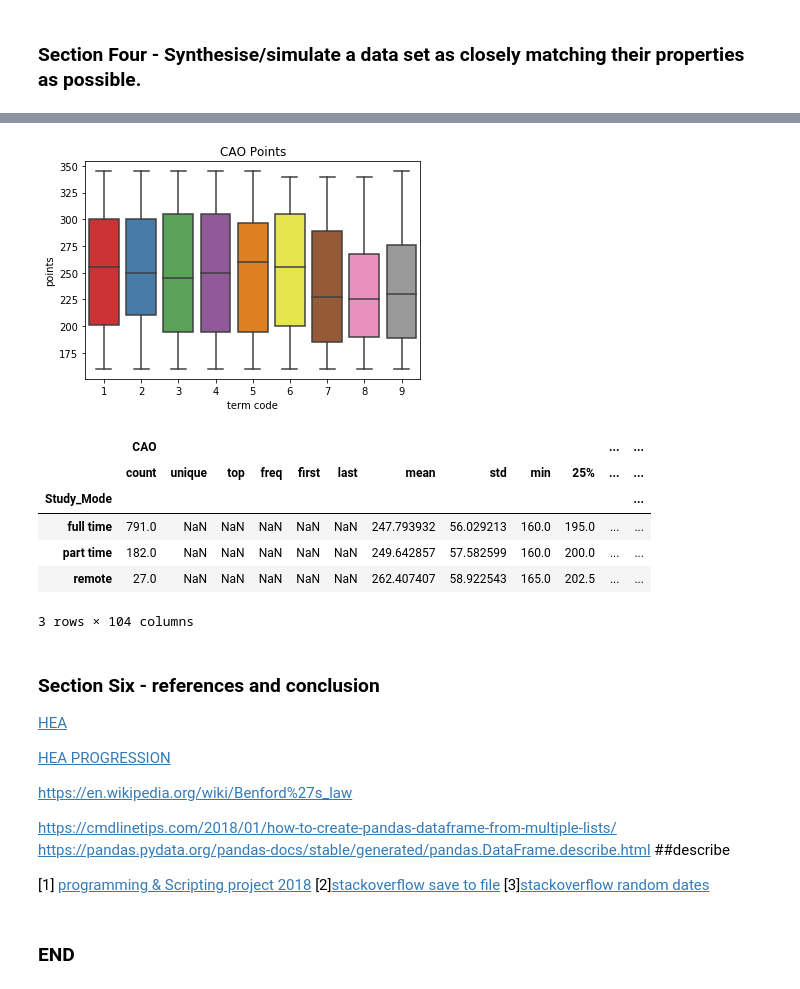
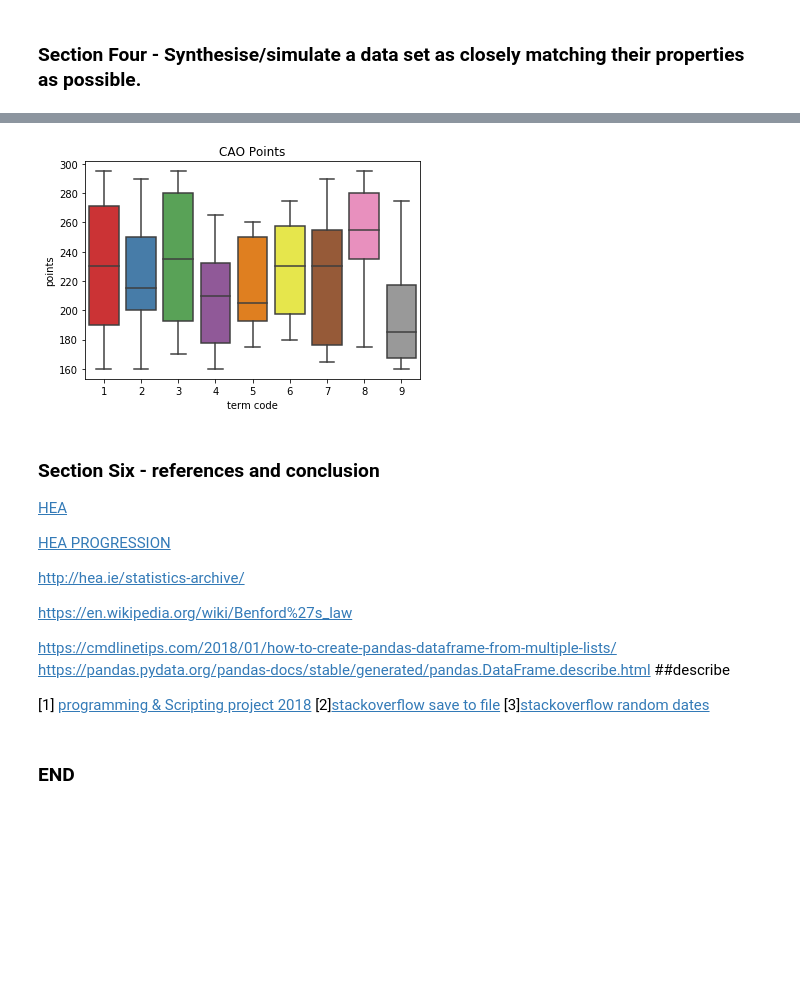
Before and after one commit to Hudsonsue/progproj, a Jupyter notebook: Project_Programming_Data_Analytics.ipynb, the cells around one changed output, grey strips where cells are left out. Cells and saved outputs as stored; diff of their text form; code cells hidden in the pictures; blank space fills up the shorter version.

```diff
--- a/Project_Programming_Data_Analytics.ipynb
+++ b/Project_Programming_Data_Analytics.ipynb
@@ -258,7 +187,6 @@ dtype: int64
 df = pd.DataFrame ()
 df ["Term"]=Term
 df ["CAO_ID"] = CAO_ID
-df ["Study_Mode"] = Mode_of_Study
 df ["pref"] = pref
 df ["CAO"] = cao
 df ["Gender"] = M_F
@@ -267,6 +195,9 @@ df ["Mature student"]= MAT
 df ["level"]=program_level
 df ["discipine"]=discipline
 df ["CAO"] = cao
-df ["entry_risk_status"]=p
-df.head(20)
+df ["risk_status"]=p
+
+df = df.sample(frac=1).reset_index(drop=True)
+#https://stackoverflow.com/questions/29576430/shuffle-dataframe-rows
+df
 # %% [output]
@@ -346,20 +270,12 @@ df.describe(include='all')
 # %%
 ##sns.pairplot(df)
 sns.boxplot(x = 'pref', y = 'CAO', data = df, palette="Set1").set_title("CAO Points")
 ##plt.legend()
 plt.ylabel('points')
 plt.xlabel('term code') # title of the x axis
 plt.show()
-df.groupby("Study_Mode").describe(include='all')
 # %% [output]
-[figure, old version]
+[figure, new version]
-|  | CAO |  |  |  |  |  |  |  |  |  | ... | ... |
-|  | count | unique | top | freq | first | last | mean | std | min | 25% | ... | ... |
-| Study_Mode |  |  |  |  |  |  |  |  |  |  |  | ... |
-| full time | 791.0 | NaN | NaN | NaN | NaN | NaN | 247.793932 | 56.029213 | 160.0 | 195.0 | ... | ... |
-| part time | 182.0 | NaN | NaN | NaN | NaN | NaN | 249.642857 | 57.582599 | 160.0 | 200.0 | ... | ... |
-| remote | 27.0 | NaN | NaN | NaN | NaN | NaN | 262.407407 | 58.922543 | 165.0 | 202.5 | ... | ... |
-3 rows × 104 columns
 # %% [markdown]
 ### Section Six - references and conclusion
 
@@ -367,6 +283,7 @@ df.groupby("Study_Mode").describe(include='all')
 
 [HEA PROGRESSION](http://hea.ie/assets/uploads/2018/09/HEA-Progression-Higher-Ed-201415-201516.pdf)
 
+http://hea.ie/statistics-archive/
 
 https://en.wikipedia.org/wiki/Benford%27s_law
 
```
Also changed, not shown: parts of 31 cells of this notebook, 2 other files.
